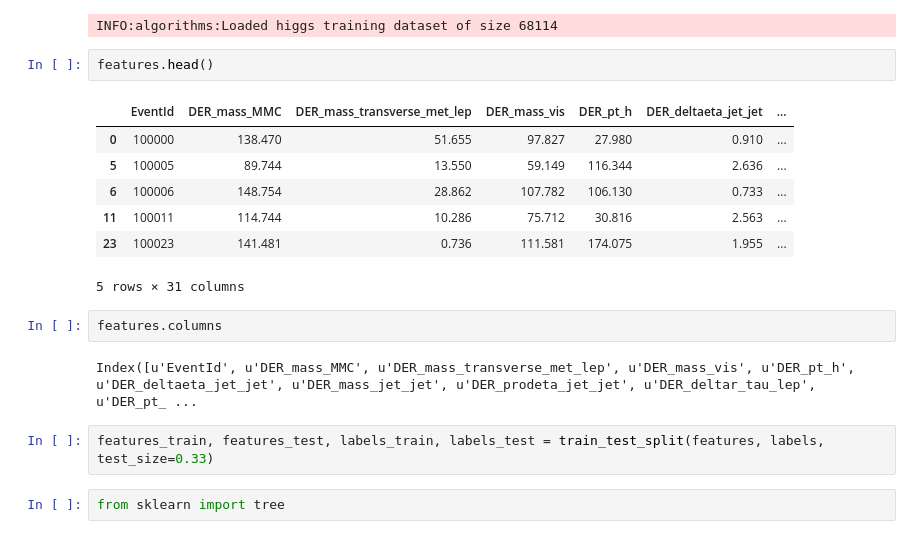
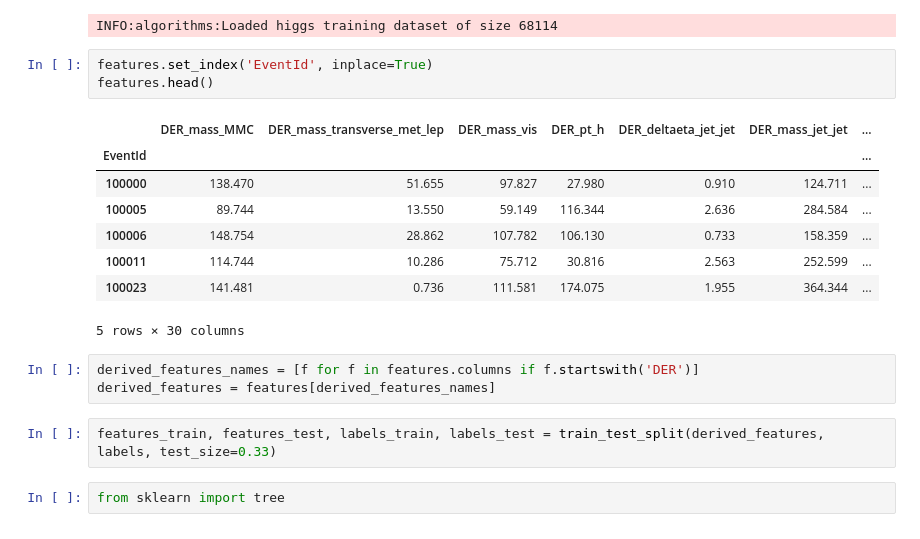
Before and after one commit to sshegheva/bag-of-algorithms, a Jupyter notebook: analysis/notebooks/decision-trees.ipynb, the cells around one changed output. Drawn from its saved outputs; the diff is of its cells as text.

Commit message:
use only derived features

```diff
--- a/analysis/notebooks/decision-trees.ipynb
+++ b/analysis/notebooks/decision-trees.ipynb
@@ -16,22 +16,23 @@ identical)
 features, weights, labels = load_higgs_train()
 # %% [output]
 INFO:algorithms:Loaded higgs training dataset of size 68114
-# %%
-features.head()
-# %% [output]
-|  | EventId | DER_mass_MMC | DER_mass_transverse_met_lep | DER_mass_vis | DER_pt_h | DER_deltaeta_jet_jet | ... |
-| 0 | 100000 | 138.470 | 51.655 | 97.827 | 27.980 | 0.910 | ... |
-| 5 | 100005 | 89.744 | 13.550 | 59.149 | 116.344 | 2.636 | ... |
-| 6 | 100006 | 148.754 | 28.862 | 107.782 | 106.130 | 0.733 | ... |
-| 11 | 100011 | 114.744 | 10.286 | 75.712 | 30.816 | 2.563 | ... |
-| 23 | 100023 | 141.481 | 0.736 | 111.581 | 174.075 | 1.955 | ... |
-5 rows × 31 columns
-# %%
-features.columns
-# %% [output]
-Index([u'EventId', u'DER_mass_MMC', u'DER_mass_transverse_met_lep', u'DER_mass_vis', u'DER_pt_h', u'DER_deltaeta_jet_jet', u'DER_mass_jet_jet', u'DER_prodeta_jet_jet', u'DER_deltar_tau_lep', u'DER_pt_ ...
+# %%
+features.set_index('EventId', inplace=True)
+features.head()
+# %% [output]
+|  | DER_mass_MMC | DER_mass_transverse_met_lep | DER_mass_vis | DER_pt_h | DER_deltaeta_jet_jet | DER_mass_jet_jet | ... |
+| EventId |  |  |  |  |  |  | ... |
+| 100000 | 138.470 | 51.655 | 97.827 | 27.980 | 0.910 | 124.711 | ... |
+| 100005 | 89.744 | 13.550 | 59.149 | 116.344 | 2.636 | 284.584 | ... |
+| 100006 | 148.754 | 28.862 | 107.782 | 106.130 | 0.733 | 158.359 | ... |
+| 100011 | 114.744 | 10.286 | 75.712 | 30.816 | 2.563 | 252.599 | ... |
+| 100023 | 141.481 | 0.736 | 111.581 | 174.075 | 1.955 | 364.344 | ... |
+5 rows × 30 columns
+# %%
+derived_features_names = [f for f in features.columns if f.startswith('DER')]
+derived_features = features[derived_features_names]
 # %%
-features_train, features_test, labels_train, labels_test = train_test_split(features, labels, test_size=0.33)
+features_train, features_test, labels_train, labels_test = train_test_split(derived_features, labels, test_size=0.33)
 # %%
 from sklearn import tree
 # %%
```
Also changed, not shown: parts of 5 cells of this notebook.
